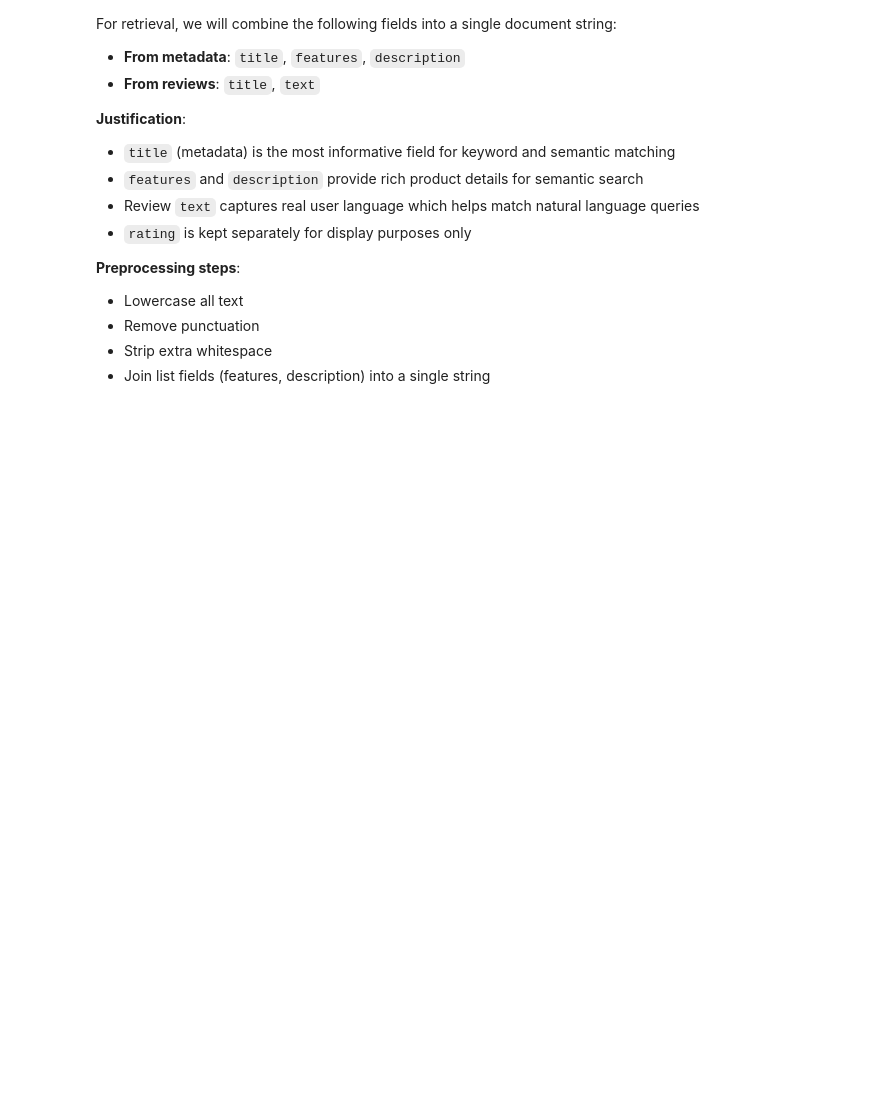
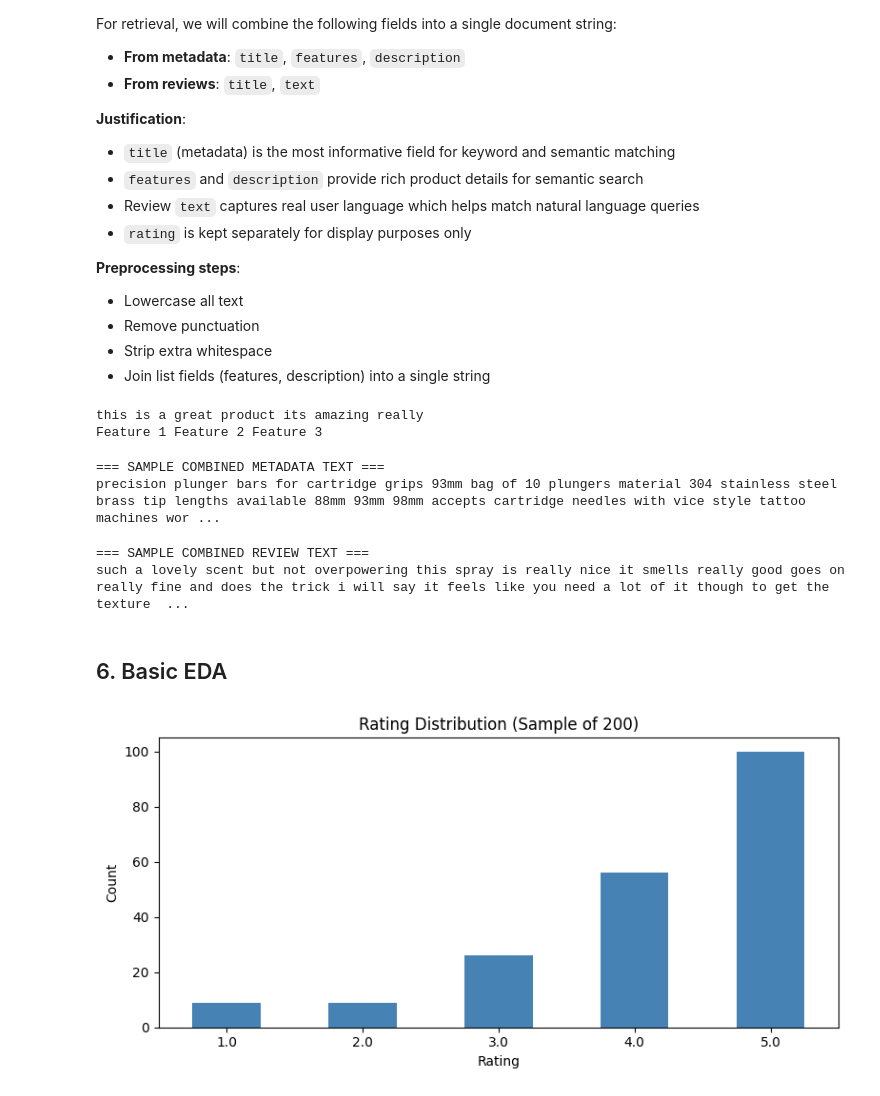
Before and after one commit to UBC-MDS-2025-26/DSCI_575_project_ahass9_lakhman7, a Jupyter notebook: notebooks/milestone1_exploration.ipynb, the cells around one changed output. Cells and saved outputs as stored; diff of their text form; code cells hidden in the pictures; blank space fills up the shorter version.

Commit message:
Adding EDA plots and preprocessing summary

```diff
--- a/notebooks/milestone1_exploration.ipynb
+++ b/notebooks/milestone1_exploration.ipynb
@@ -166,3 +166,69 @@ For retrieval, we will combine the following fields into a single document strin
 - Remove punctuation
 - Strip extra whitespace
 - Join list fields (features, description) into a single string
+# %%
+import re
+
+def preprocess_text(text):
+    """Lowercase, remove punctuation, strip extra whitespace."""
+    if not isinstance(text, str):
+        return ""
+    text = text.lower()
+    text = re.sub(r'[^\w\s]', '', text)
+    text = re.sub(r'\s+', ' ', text).strip()
+    return text
+
+def join_list_field(field):
+    """Join list fields into a single string."""
+    if isinstance(field, list):
+        return ' '.join([str(i) for i in field])
+    return str(field) if field else ""
+
+# Test it
+sample_text = "This is a GREAT product! It's amazing... (really)"
+print(preprocess_text(sample_text))
+
+sample_list = ["Feature 1", "Feature 2", "Feature 3"]
+print(join_list_field(sample_list))
+# %% [output]
+this is a great product its amazing really
+Feature 1 Feature 2 Feature 3
+# %%
+# Combining metadata fields into one document string
+meta_df['combined_text'] = (
+    meta_df['title'].apply(preprocess_text) + ' ' +
+    meta_df['features'].apply(join_list_field).apply(preprocess_text) + ' ' +
+    meta_df['description'].apply(join_list_field).apply(preprocess_text)
+)
+
+print("=== SAMPLE COMBINED METADATA TEXT ===")
+print(meta_df['combined_text'].iloc[4])
+# %% [output]
+=== SAMPLE COMBINED METADATA TEXT ===
+precision plunger bars for cartridge grips 93mm bag of 10 plungers material 304 stainless steel brass tip lengths available 88mm 93mm 98mm accepts cartridge needles with vice style tattoo machines wor ...
+# %%
+# Combine review fields into one document string
+reviews_df['combined_text'] = (
+    reviews_df['title'].apply(preprocess_text) + ' ' +
+    reviews_df['text'].apply(preprocess_text)
+)
+
+print("=== SAMPLE COMBINED REVIEW TEXT ===")
+print(reviews_df['combined_text'].iloc[0])
+# %% [output]
+=== SAMPLE COMBINED REVIEW TEXT ===
+such a lovely scent but not overpowering this spray is really nice it smells really good goes on really fine and does the trick i will say it feels like you need a lot of it though to get the texture  ...
+# %% [markdown]
+## 6. Basic EDA
+# %%
+# Rating distribution
+plt.figure(figsize=(8, 4))
+reviews_df['rating'].value_counts().sort_index().plot(kind='bar', color='steelblue')
+plt.title('Rating Distribution (Sample of 200)')
+plt.xlabel('Rating')
+plt.ylabel('Count')
+plt.xticks(rotation=0)
+plt.tight_layout()
+plt.show()
+# %% [output]
+[figure, added]
```
Also changed, not shown: parts of 3 cells of this notebook.
